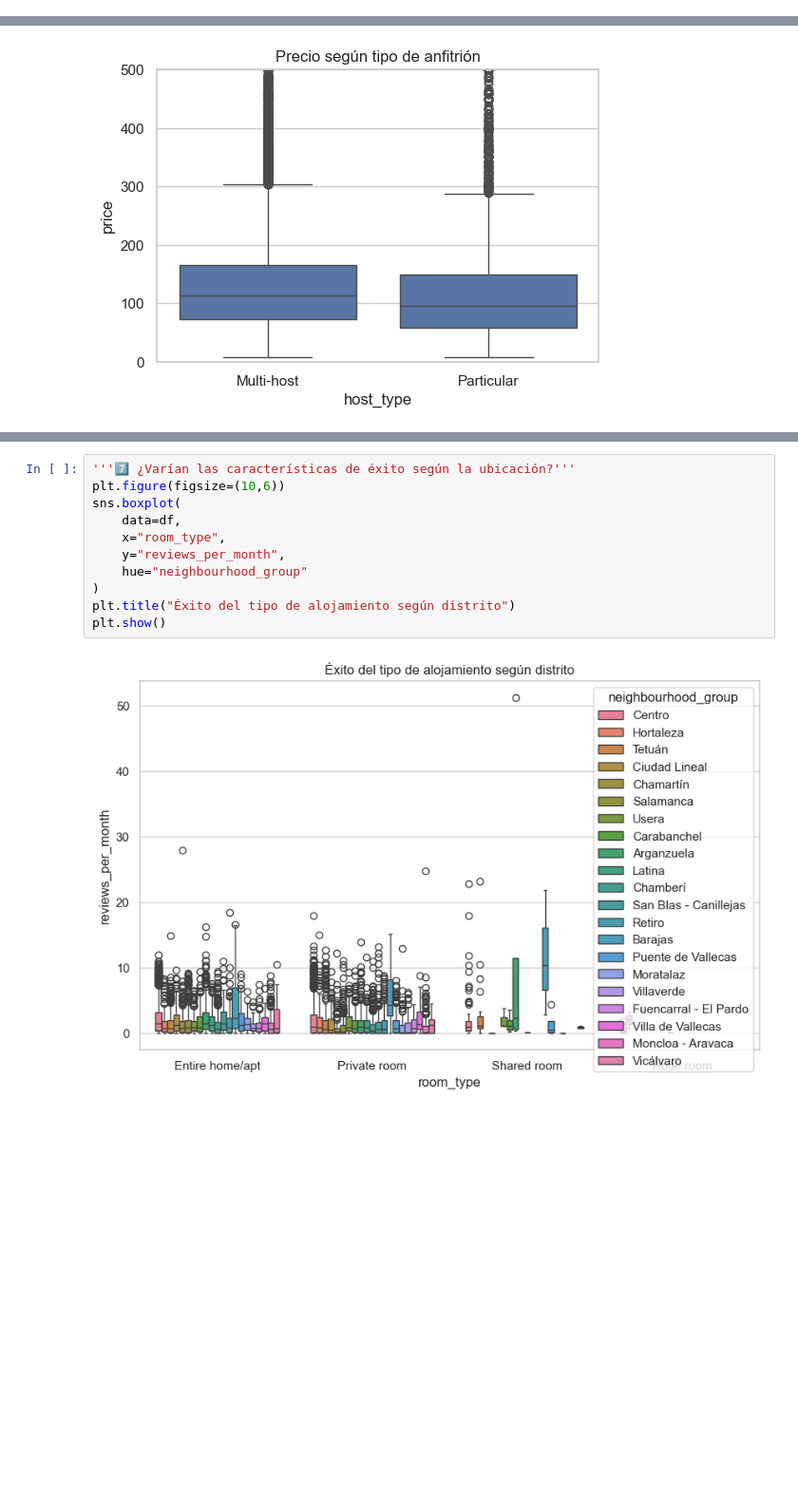
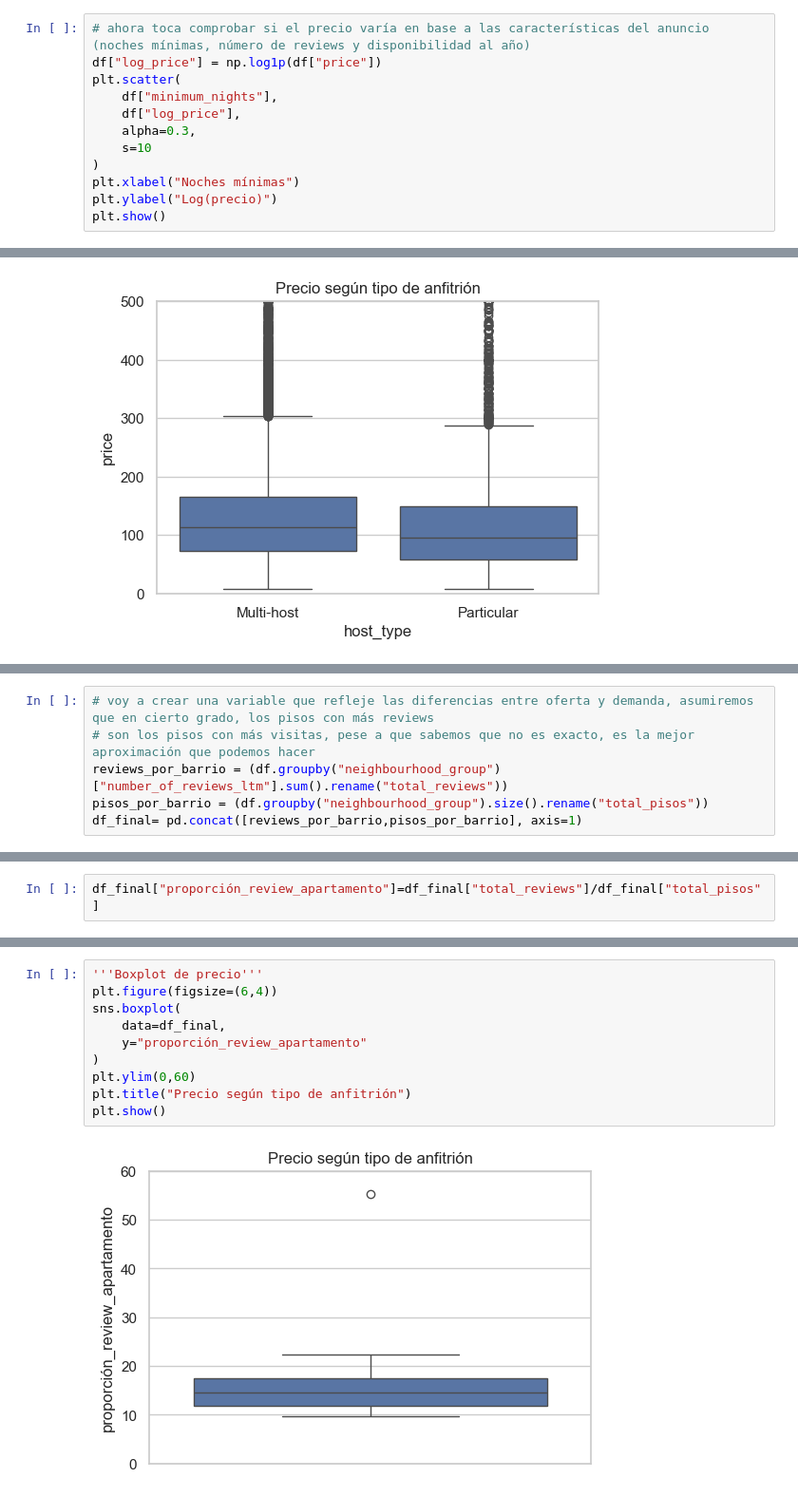
Before and after one commit to DS-Patricia/EDA_Alojamientos_turisticos_Madrid, a Jupyter notebook: univariante.ipynb, the cells around one changed output, grey strips where cells are left out. Shown at 95% size. Cells and saved outputs as stored; diff of their text form; blank space fills up the shorter version.

```diff
--- a/univariante.ipynb
+++ b/univariante.ipynb
@@ -10,0 +87,12 @@ df = pd.read_csv("src/data/df_precios.csv")
+# %%
+# ahora toca comprobar si el precio varía en base a las características del anuncio (noches mínimas, número de reviews y disponibilidad al año)
+df["log_price"] = np.log1p(df["price"])
+plt.scatter(
+    df["minimum_nights"],
+    df["log_price"],
+    alpha=0.3,
+    s=10
+)
+plt.xlabel("Noches mínimas")
+plt.ylabel("Log(precio)")
+plt.show()
@@ -194,0 +207,6 @@ plt.show()
+# %%
+# voy a crear una variable que refleje las diferencias entre oferta y demanda, asumiremos que en cierto grado, los pisos con más reviews
+# son los pisos con más visitas, pese a que sabemos que no es exacto, es la mejor aproximación que podemos hacer
+reviews_por_barrio = (df.groupby("neighbourhood_group")["number_of_reviews_ltm"].sum().rename("total_reviews"))
+pisos_por_barrio = (df.groupby("neighbourhood_group").size().rename("total_pisos"))
+df_final= pd.concat([reviews_por_barrio,pisos_por_barrio], axis=1)
@@ -194,0 +234,2 @@ plt.show()
+# %%
+df_final["proporción_review_apartamento"]=df_final["total_reviews"]/df_final["total_pisos"]
@@ -195,13 +248,12 @@ plt.show()
 # %%
-'''7️⃣ ¿Varían las características de éxito según la ubicación?'''
-plt.figure(figsize=(10,6))
+'''Boxplot de precio'''
+plt.figure(figsize=(6,4))
 sns.boxplot(
-    data=df,
-    x="room_type",
-    y="reviews_per_month",
-    hue="neighbourhood_group"
+    data=df_final,
+    y="proporción_review_apartamento"
 )
-plt.title("Éxito del tipo de alojamiento según distrito")
+plt.ylim(0,60)
+plt.title("Precio según tipo de anfitrión")
 plt.show()
 # %% [output]
-[figure, old version]
+[figure, new version]
```
Also changed, not shown: parts of 27 cells of this notebook.
